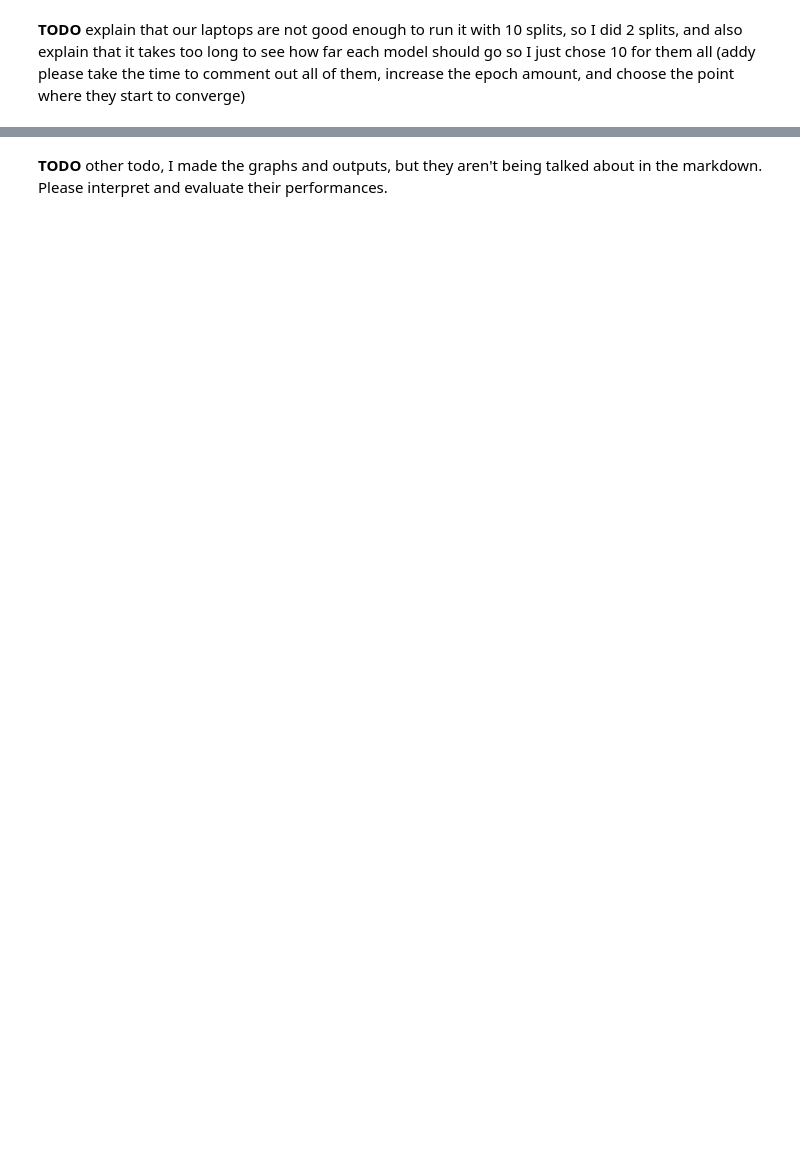
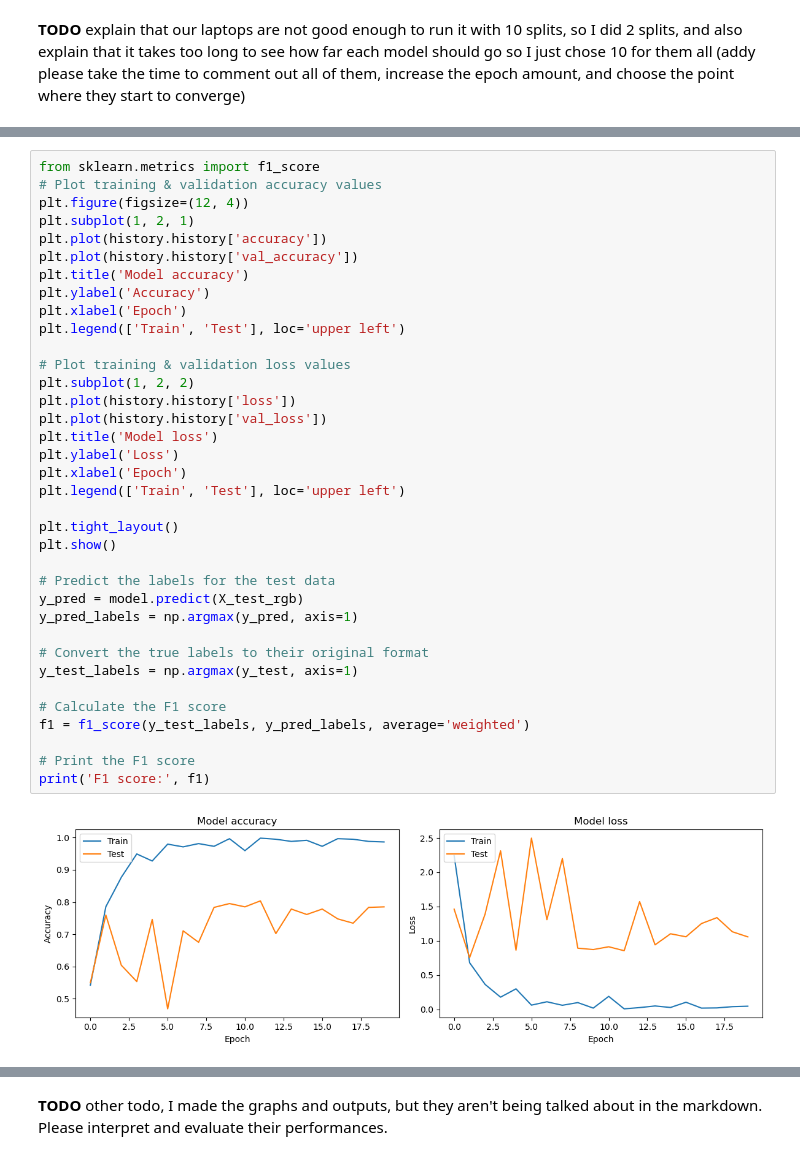
Before and after one commit to ephraim888sun/CNN, a Jupyter notebook: lab6Jadon.ipynb, the cells around one changed output, grey strips where cells are left out. Cells and saved outputs as stored; diff of their text form; blank space fills up the shorter version.

```diff
--- a/lab6Jadon.ipynb
+++ b/lab6Jadon.ipynb
@@ -590,0 +830,38 @@ __TODO__ addy, we need to compare these. I already have it on the graphs, just n
+# %%
+from sklearn.metrics import f1_score
+# Plot training & validation accuracy values
+plt.figure(figsize=(12, 4))
+plt.subplot(1, 2, 1)
+plt.plot(history.history['accuracy'])
+plt.plot(history.history['val_accuracy'])
+plt.title('Model accuracy')
+plt.ylabel('Accuracy')
+plt.xlabel('Epoch')
+plt.legend(['Train', 'Test'], loc='upper left')
+
+# Plot training & validation loss values
+plt.subplot(1, 2, 2)
+plt.plot(history.history['loss'])
+plt.plot(history.history['val_loss'])
+plt.title('Model loss')
+plt.ylabel('Loss')
+plt.xlabel('Epoch')
+plt.legend(['Train', 'Test'], loc='upper left')
+
+plt.tight_layout()
+plt.show()
+
+# Predict the labels for the test data
+y_pred = model.predict(X_test_rgb)
+y_pred_labels = np.argmax(y_pred, axis=1)
+
+# Convert the true labels to their original format
+y_test_labels = np.argmax(y_test, axis=1)
+
+# Calculate the F1 score
+f1 = f1_score(y_test_labels, y_pred_labels, average='weighted')
+
+# Print the F1 score
+print('F1 score:', f1)
+# %% [output]
+[figure, added]
```
Also changed, not shown: parts of 19 cells of this notebook.
